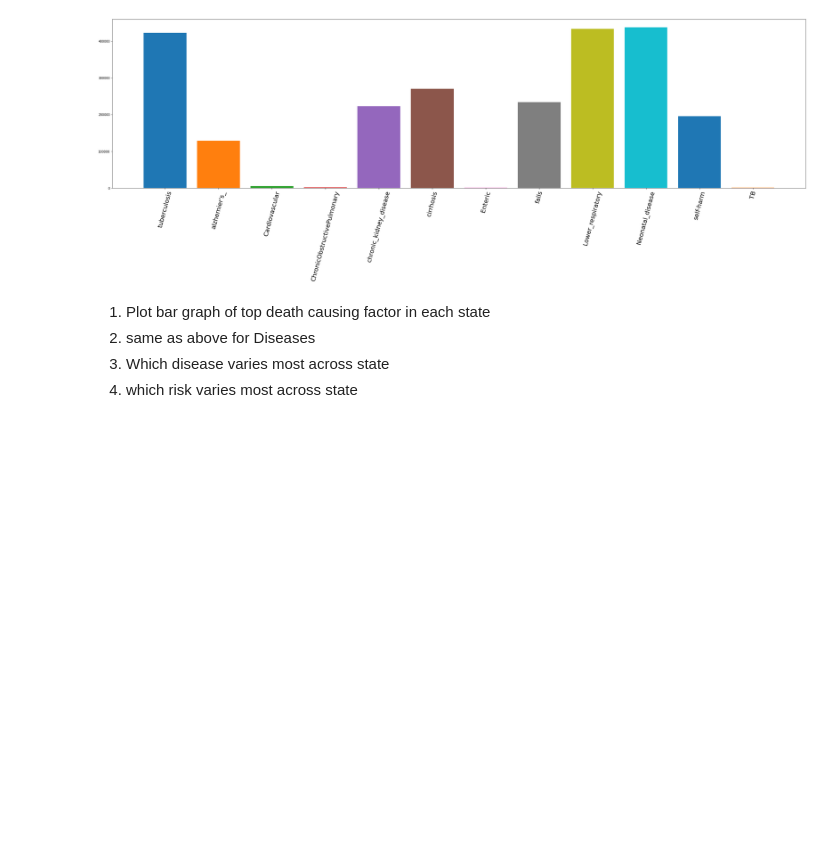
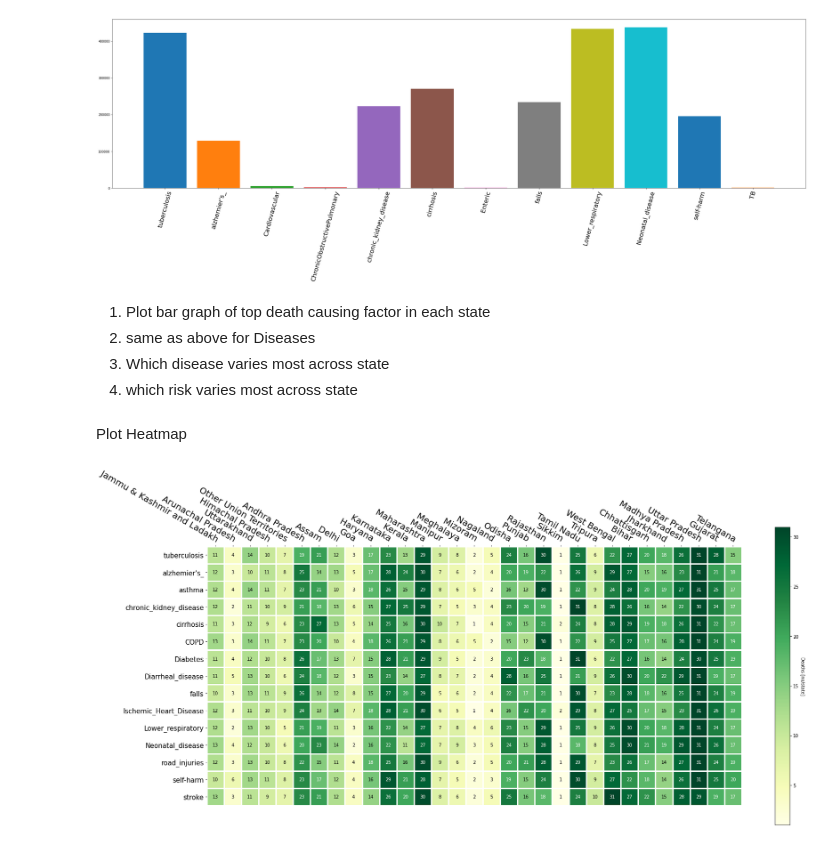
Before and after one commit to Amnx404/Health, a Jupyter notebook: MAP_GENERATOR.ipynb, the cells around one changed output. Saved outputs shown, nothing was run; the diff lists cells and outputs as text; code cells hidden in the pictures; blank space fills up the shorter version.

```diff
--- a/MAP_GENERATOR.ipynb
+++ b/MAP_GENERATOR.ipynb
@@ -232,3 +263,5 @@ plt.xticks(rotation = 75, fontsize = 20)
 2. same as above for Diseases
 3. Which disease varies most across state
 4. which risk varies most across state
+# %% [markdown]
+Plot Heatmap
@@ -234,0 +271,27 @@ plt.xticks(rotation = 75, fontsize = 20)
+# %%
+csv_file = get_all_csv("disease_csv")
+Locations = ['Jammu & Kashmir and Ladakh', 'Arunachal Pradesh', 'Uttarakhand', 'Himachal Pradesh', 'Other Union Territories', 'Andhra Pradesh', 'Assam', 'Delhi', 'Goa', 'Haryana', 'Karnataka', 'Kerala', 'Maharashtra', 'Manipur', 'Meghalaya', 'Mizoram', 'Nagaland', 'Odisha', 'Punjab', 'Rajasthan', 'Sikkim', 'Tamil Nadu', 'Tripura', 'West Bengal', 'Bihar', 'Chhattisgarh', 'Jharkhand', 'Madhya Pradesh', 'Uttar Pradesh', 'Gujarat', 'Telangana']
+Diseases = []
+deaths = []
+for i in range(len(csv_file)):
+    x = pd.read_csv(csv_file[i-1])
+    df = pd.DataFrame(x)
+    splitf = csv_file[i-1].split(os.path.sep)
+    name_file = splitf[-1].split('.')[0]
+    Diseases.append(name_file)
+    df["rank"] = df["Value"].rank().astype(int)
+    deaths.append(df['rank'].tolist())
+Deaths = np.array(deaths)
+fig, ax = plt.subplots()
+
+im, cbar = heatmap.heatmap(Deaths, Diseases, Locations, ax=ax,
+                   cmap="YlGn", cbarlabel="Deaths [no/state]")
+texts = heatmap.annotate_heatmap(im, valfmt="{x}")
+fig.tight_layout()
+fig.set_figwidth(60)
+fig.set_figheight(20)
+plt.xticks(fontsize=20)
+plt.yticks(fontsize=15)
+plt.show()
+# %% [output]
+[figure, added]
```
Also changed, not shown: parts of 8 cells of this notebook, 16 other files.
